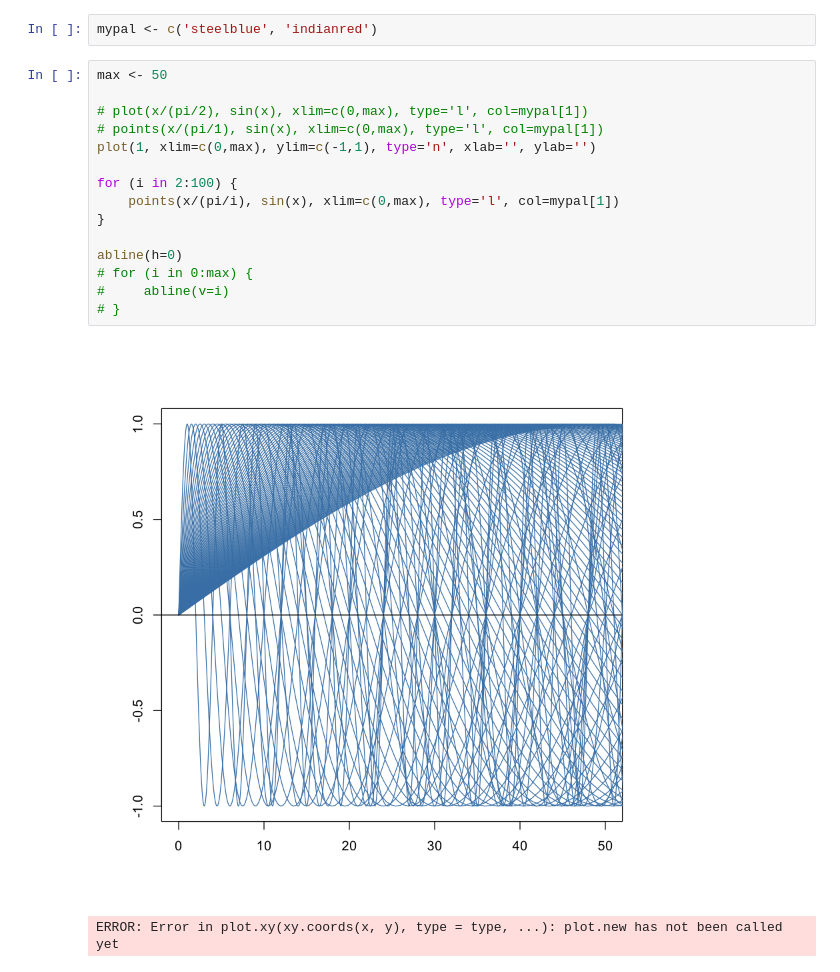
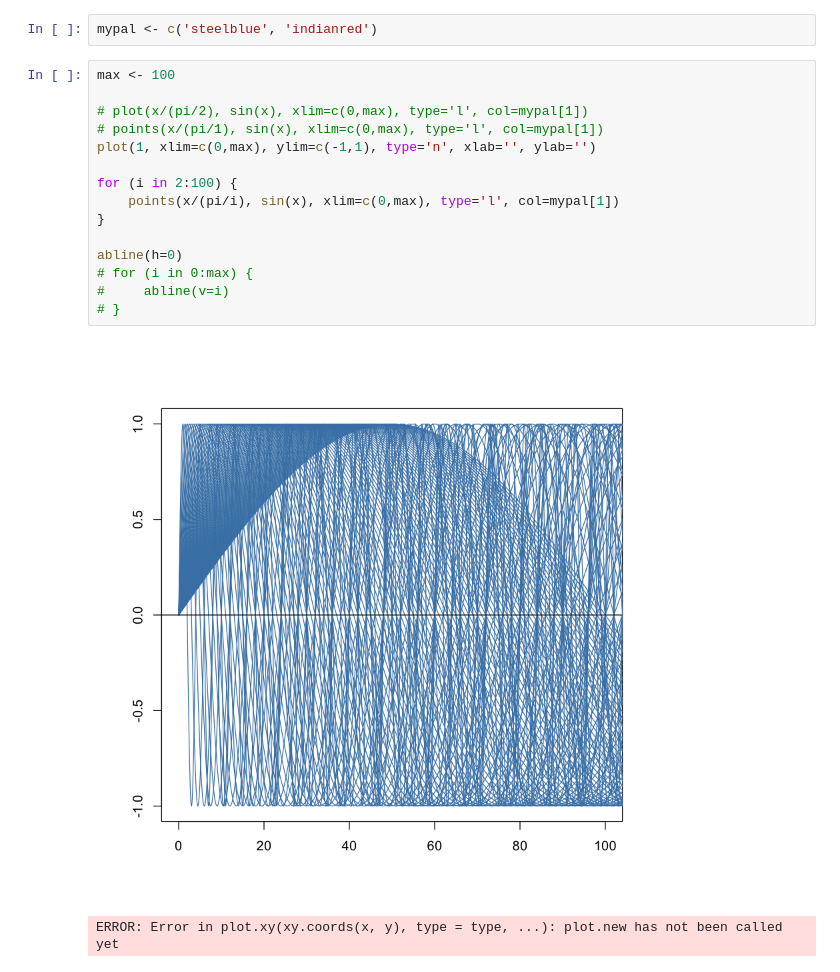
Before and after one commit to cc2qe/prime, a Jupyter notebook: waves.ipynb, the cells around one changed output. Cells and saved outputs as stored; diff of their text form.

```diff
--- a/waves.ipynb
+++ b/waves.ipynb
@@ -3,22 +3,22 @@ x <- seq(0,100*pi,0.1)
 # %%
 mypal <- c('steelblue', 'indianred')
 # %%
-max <- 50
+max <- 100
 
 # plot(x/(pi/2), sin(x), xlim=c(0,max), type='l', col=mypal[1])
 # points(x/(pi/1), sin(x), xlim=c(0,max), type='l', col=mypal[1])
 plot(1, xlim=c(0,max), ylim=c(-1,1), type='n', xlab='', ylab='')
 
 for (i in 2:100) {
     points(x/(pi/i), sin(x), xlim=c(0,max), type='l', col=mypal[1])
 }
 
 abline(h=0)
 # for (i in 0:max) {
 #     abline(v=i)
 # }
 # %% [output]
-[figure, old version]
+[figure, new version]
 # %%
 # %% [output]
 ERROR: Error in plot.xy(xy.coords(x, y), type = type, ...): plot.new has not been called yet
```
